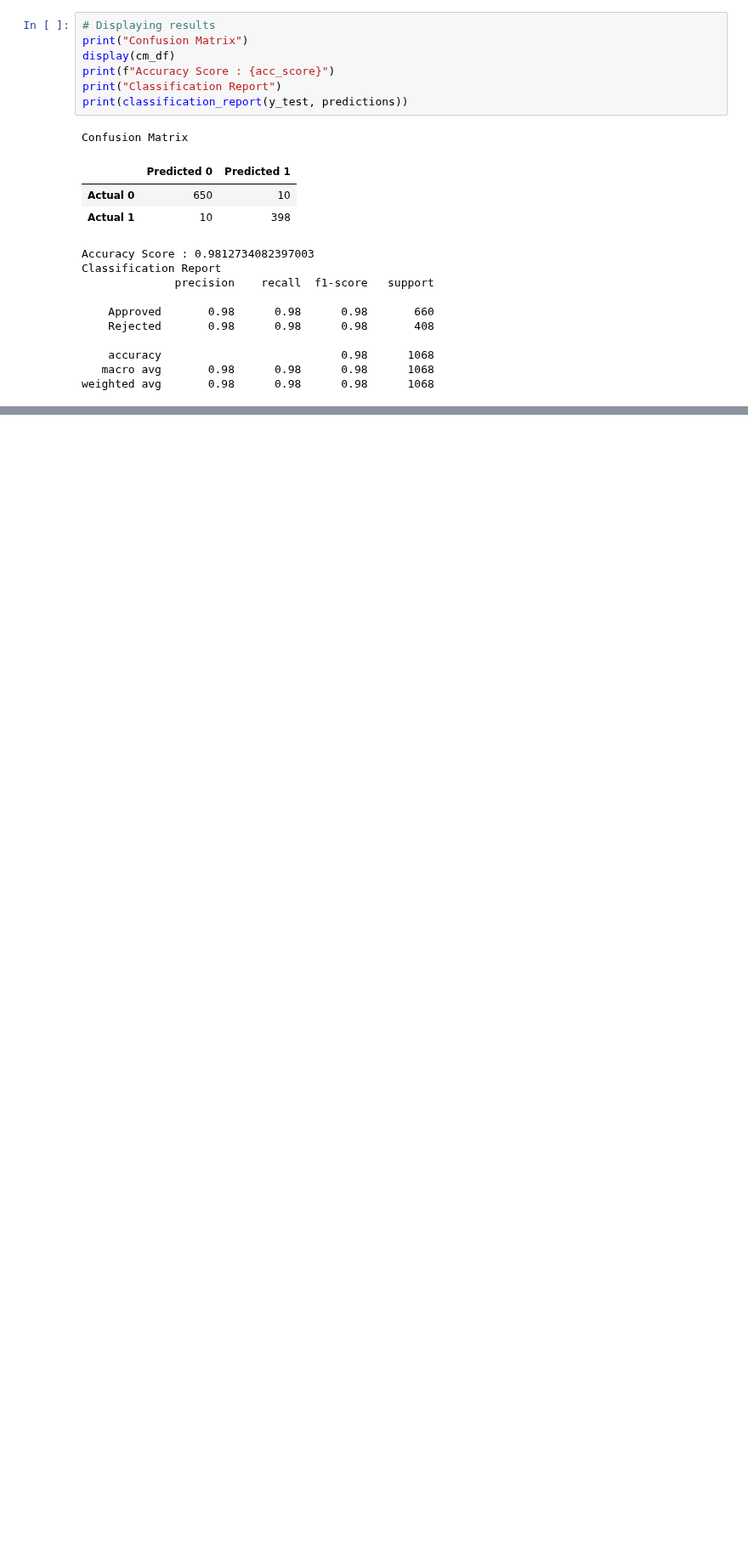
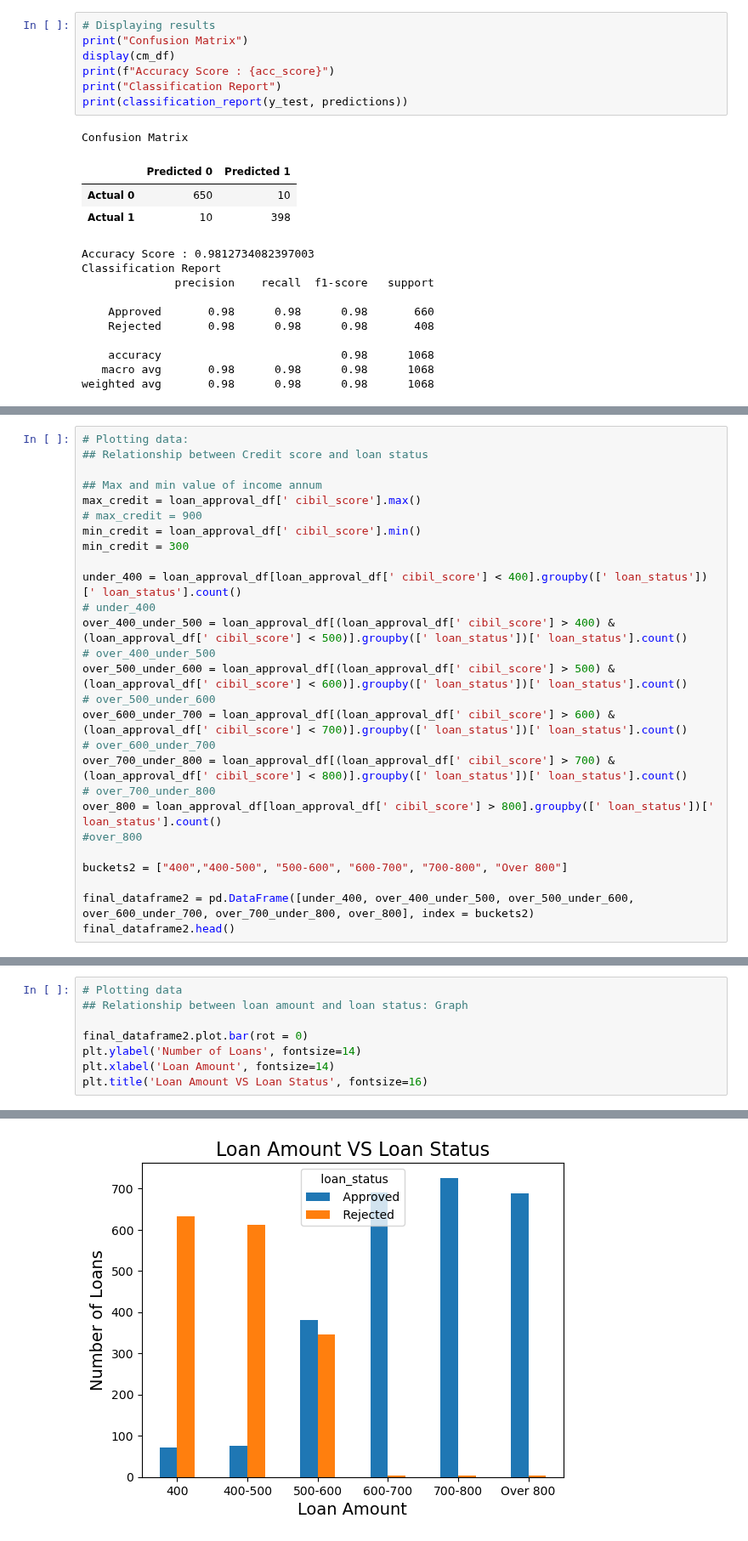
Before and after one commit to andrewdhawthorne/Loan-Approval-Prediction-Model, a Jupyter notebook: Loan-Approval_JF.ipynb, the cells around one changed output, grey strips where cells are left out. Shown at 85% size. Drawn from its saved outputs; the diff is of its cells as text; blank space fills up the shorter version.

```diff
--- a/Loan-Approval_JF.ipynb
+++ b/Loan-Approval_JF.ipynb
@@ -161,0 +247,27 @@ importances_sorted[:5]
+# %%
+# Plotting data:
+## Relationship between Credit score and loan status
+
+## Max and min value of income annum
+max_credit = loan_approval_df[' cibil_score'].max()
+# max_credit = 900
+min_credit = loan_approval_df[' cibil_score'].min()
+min_credit = 300
+
+under_400 = loan_approval_df[loan_approval_df[' cibil_score'] < 400].groupby([' loan_status'])[' loan_status'].count()
+# under_400
+over_400_under_500 = loan_approval_df[(loan_approval_df[' cibil_score'] > 400) & (loan_approval_df[' cibil_score'] < 500)].groupby([' loan_status'])[' loan_status'].count()
+# over_400_under_500
+over_500_under_600 = loan_approval_df[(loan_approval_df[' cibil_score'] > 500) & (loan_approval_df[' cibil_score'] < 600)].groupby([' loan_status'])[' loan_status'].count()
+# over_500_under_600
+over_600_under_700 = loan_approval_df[(loan_approval_df[' cibil_score'] > 600) & (loan_approval_df[' cibil_score'] < 700)].groupby([' loan_status'])[' loan_status'].count()
+# over_600_under_700
+over_700_under_800 = loan_approval_df[(loan_approval_df[' cibil_score'] > 700) & (loan_approval_df[' cibil_score'] < 800)].groupby([' loan_status'])[' loan_status'].count()
+# over_700_under_800
+over_800 = loan_approval_df[loan_approval_df[' cibil_score'] > 800].groupby([' loan_status'])[' loan_status'].count()
+#over_800
+
+buckets2 = ["400","400-500", "500-600", "600-700", "700-800", "Over 800"]
+
+final_dataframe2 = pd.DataFrame([under_400, over_400_under_500, over_500_under_600, over_600_under_700, over_700_under_800, over_800], index = buckets2)
+final_dataframe2.head()
@@ -161,0 +281,9 @@ importances_sorted[:5]
+# %%
+# Plotting data
+## Relationship between loan amount and loan status: Graph
+
+final_dataframe2.plot.bar(rot = 0)
+plt.ylabel('Number of Loans', fontsize=14)
+plt.xlabel('Loan Amount', fontsize=14)
+plt.title('Loan Amount VS Loan Status', fontsize=16)
+# %% [output]
@@ -161,0 +291 @@ importances_sorted[:5]
+[figure, added]
```
Also changed, not shown: parts of 8 cells of this notebook, 1 other file.
